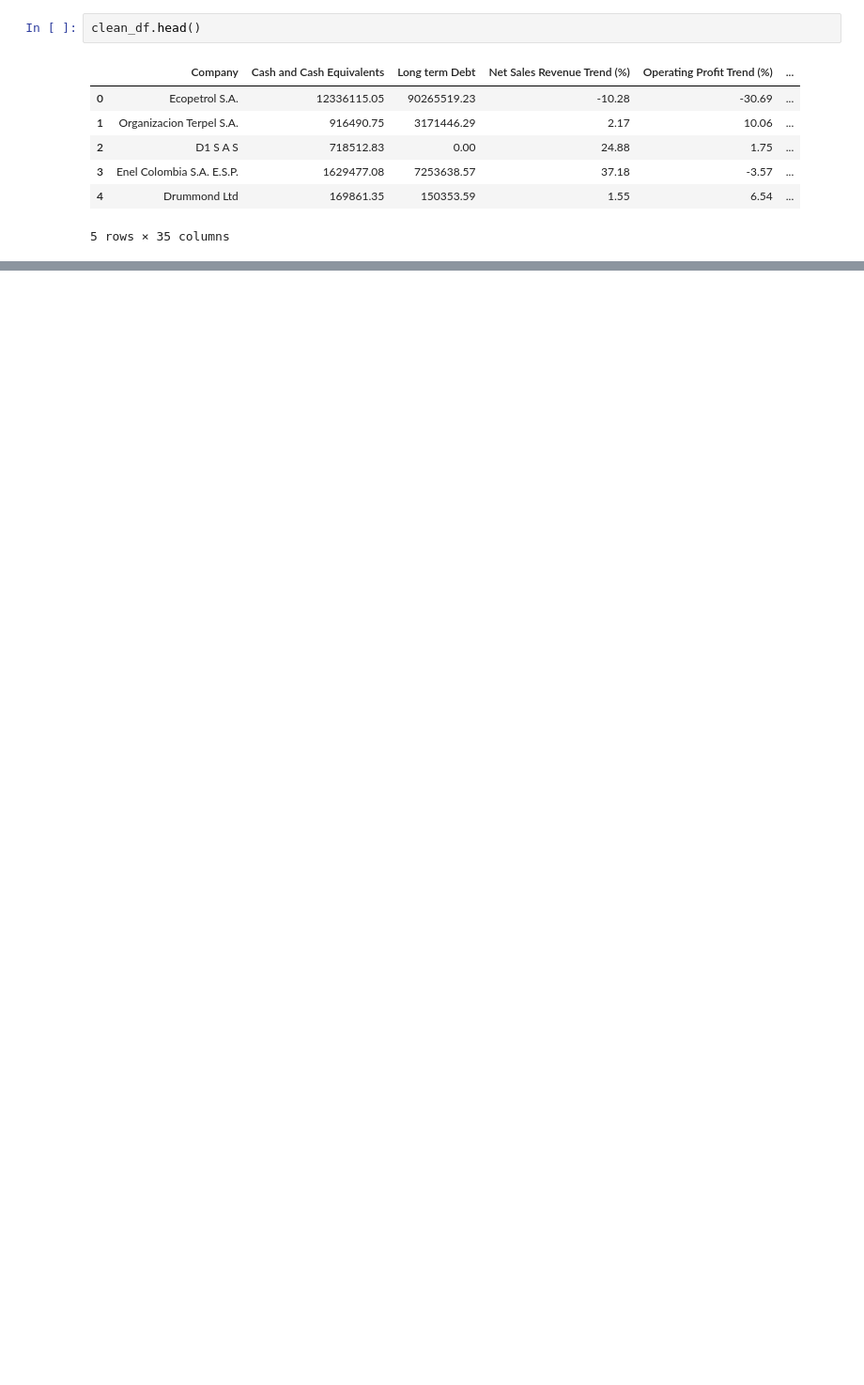
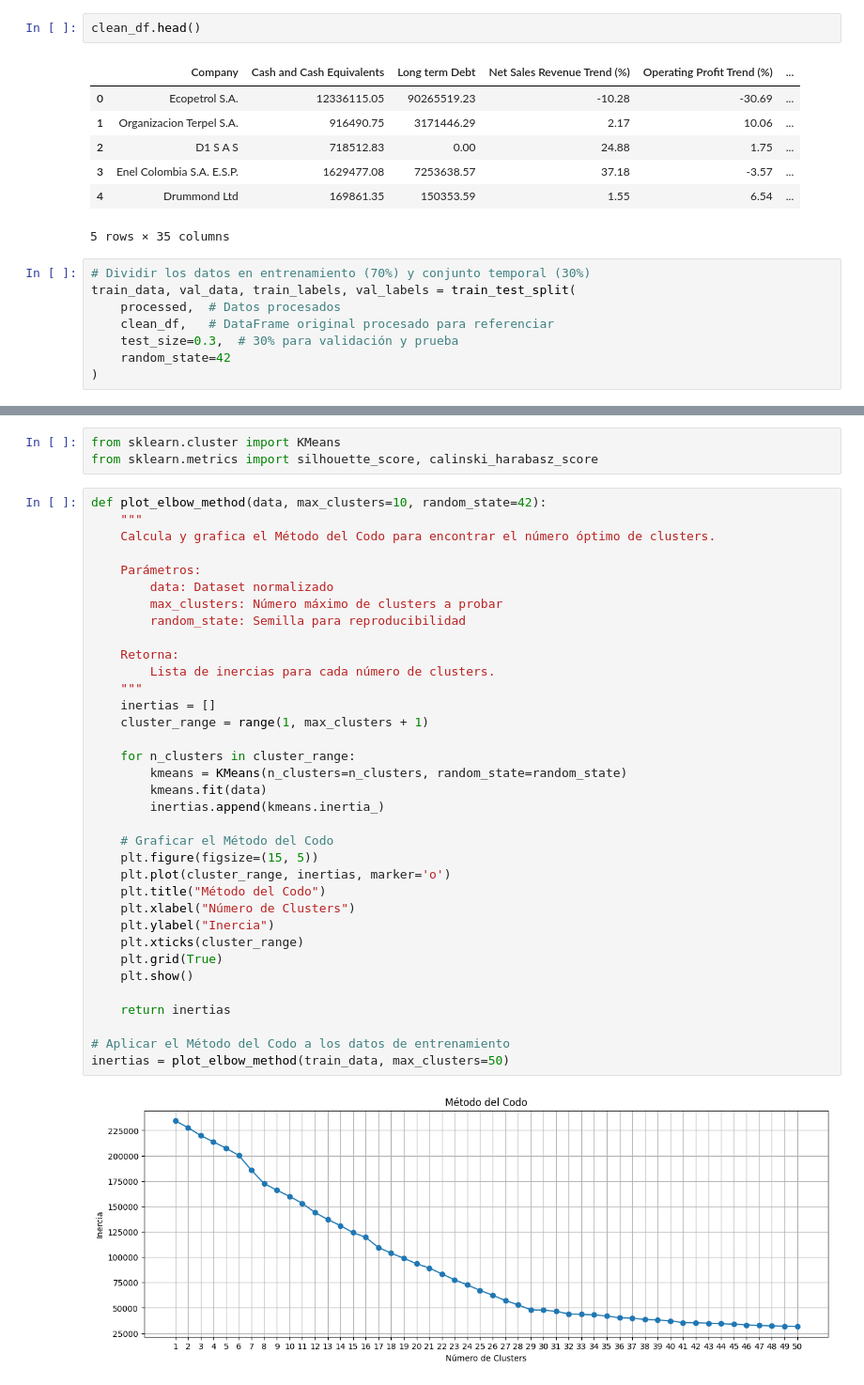
Before and after one commit to juanDango/ProyectoCienciaDatos, a Jupyter notebook: pipeline_data_preparation.ipynb, the cells around one changed output, grey strips where cells are left out. Shown at 94% size. Saved outputs shown, nothing was run; the diff lists cells and outputs as text; blank space fills up the shorter version.

```diff
--- a/pipeline_data_preparation.ipynb
+++ b/pipeline_data_preparation.ipynb
@@ -280,3 +277,11 @@ clean_df.head()
 | 3 | Enel Colombia S.A. E.S.P. | 1629477.08 | 7253638.57 | 37.18 | -3.57 | ... |
 | 4 | Drummond Ltd | 169861.35 | 150353.59 | 1.55 | 6.54 | ... |
 5 rows × 35 columns
+# %%
+# Dividir los datos en entrenamiento (70%) y conjunto temporal (30%)
+train_data, val_data, train_labels, val_labels = train_test_split(
+    processed,  # Datos procesados
+    clean_df,   # DataFrame original procesado para referenciar
+    test_size=0.3,  # 30% para validación y prueba
+    random_state=42
+)
@@ -282,0 +295,40 @@ clean_df.head()
+# %%
+from sklearn.cluster import KMeans
+from sklearn.metrics import silhouette_score, calinski_harabasz_score
+# %%
+def plot_elbow_method(data, max_clusters=10, random_state=42):
+    """
+    Calcula y grafica el Método del Codo para encontrar el número óptimo de clusters.
+
+    Parámetros:
+        data: Dataset normalizado
+        max_clusters: Número máximo de clusters a probar
+        random_state: Semilla para reproducibilidad
+
+    Retorna:
+        Lista de inercias para cada número de clusters.
+    """
+    inertias = []
+    cluster_range = range(1, max_clusters + 1)
+
+    for n_clusters in cluster_range:
+        kmeans = KMeans(n_clusters=n_clusters, random_state=random_state)
+        kmeans.fit(data)
+        inertias.append(kmeans.inertia_)
+
+    # Graficar el Método del Codo
+    plt.figure(figsize=(15, 5))
+    plt.plot(cluster_range, inertias, marker='o')
+    plt.title("Método del Codo")
+    plt.xlabel("Número de Clusters")
+    plt.ylabel("Inercia")
+    plt.xticks(cluster_range)
+    plt.grid(True)
+    plt.show()
+
+    return inertias
+
+# Aplicar el Método del Codo a los datos de entrenamiento
+inertias = plot_elbow_method(train_data, max_clusters=50)
+# %% [output]
+[figure, added]
```
Also changed, not shown: parts of 7 cells of this notebook.
